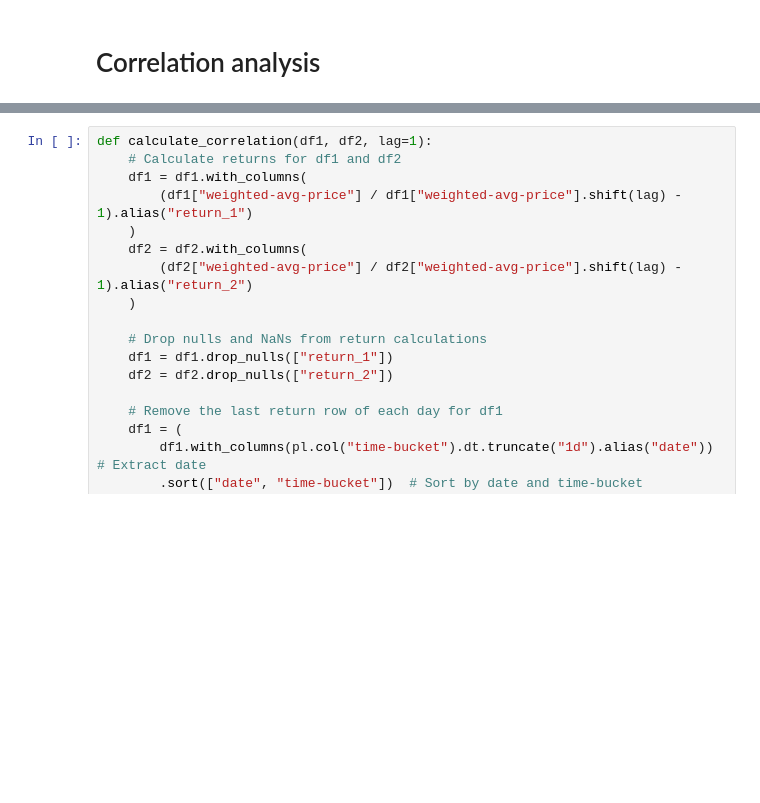
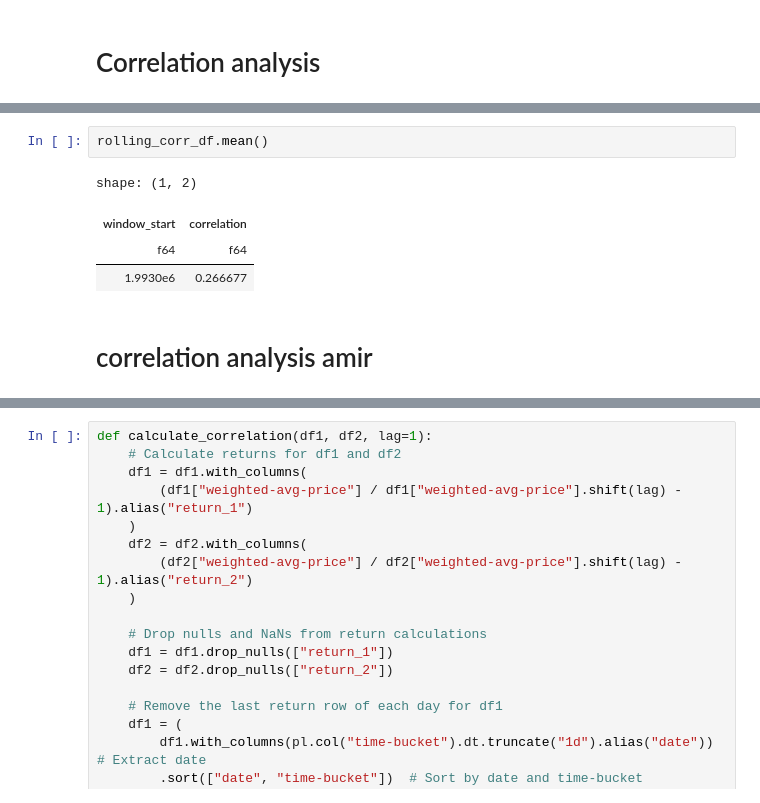
Before and after one commit to hosseinabadi/Big-Data-Correlation-Estimation, a Jupyter notebook: main.ipynb, the cells around one changed output, grey strips where cells are left out. Cells and saved outputs as stored; diff of their text form; blank space fills up the shorter version.

```diff
--- a/main.ipynb
+++ b/main.ipynb
@@ -119,3 +331,12 @@ plt.show()
+# %%
+rolling_corr_df.mean()
+# %% [output]
+shape: (1, 2)
+| window_start | correlation |
+| f64 | f64 |
+| 1.9930e6 | 0.266677 |
+# %% [markdown]
+# correlation analysis amir
 # %%
 asset_data = get_raw_data(years = range(2009, 2013, 1) ,asset_names = ["EWO", "EWG"], print_log=False)
 
```
Also changed, not shown: parts of 15 cells of this notebook.
